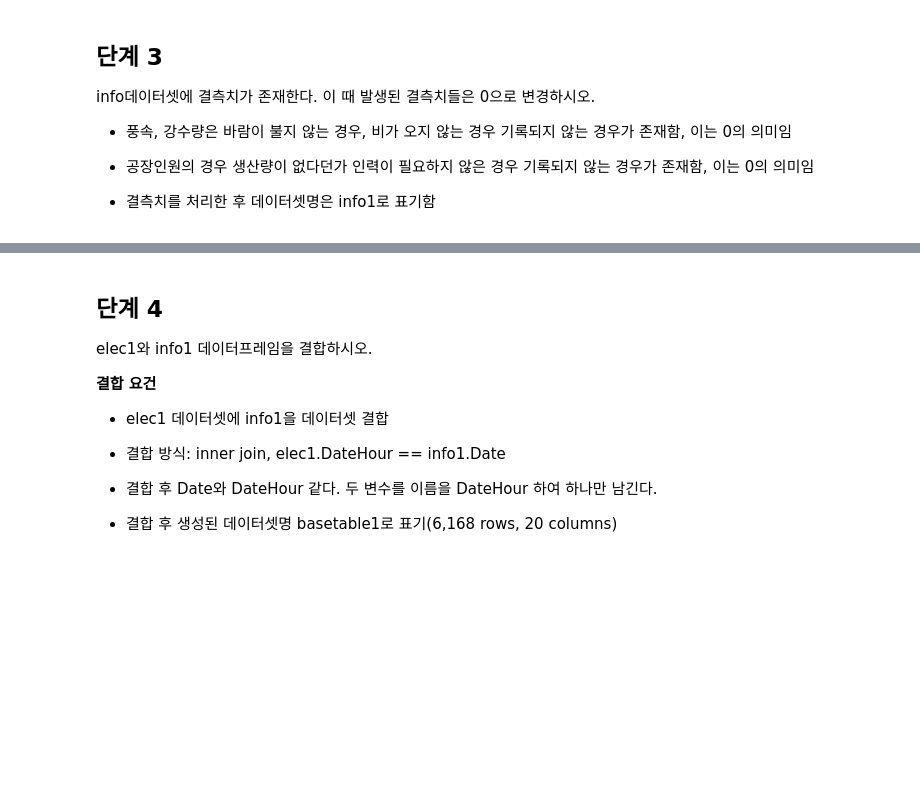
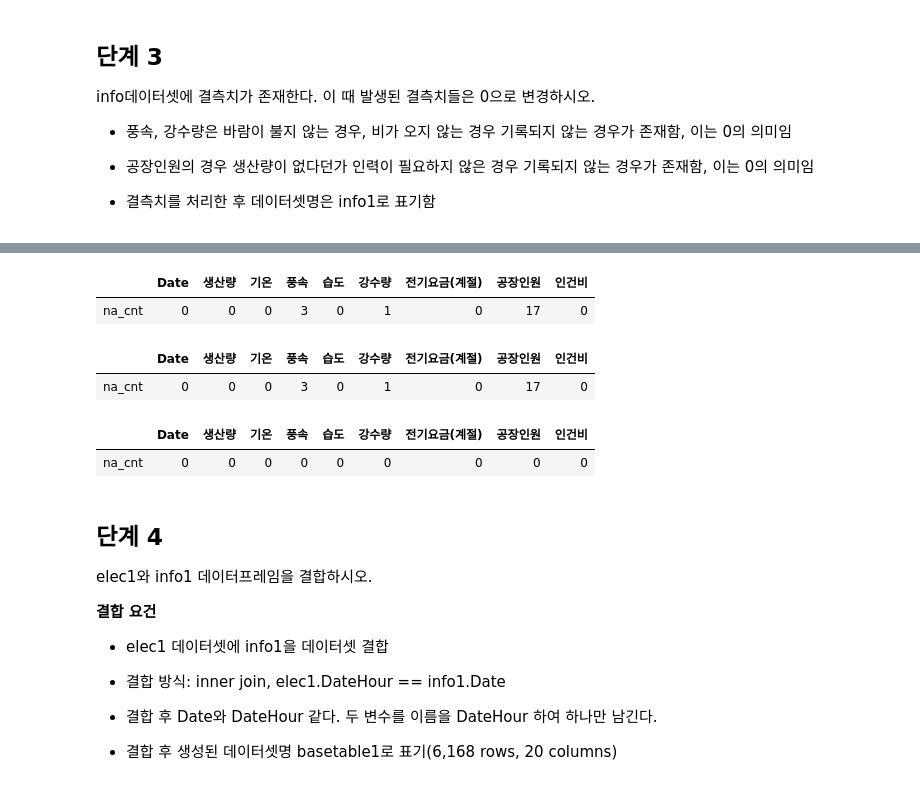
Before and after one commit to sunkusun9/DS_lv3_2506_2, a Jupyter notebook: sec_ds_lv3_prob3_prob.ipynb, the cells around one changed output, grey strips where cells are left out. Saved outputs shown, nothing was run; the diff lists cells and outputs as text; code cells hidden in the pictures; blank space fills up the shorter version.

```diff
--- a/sec_ds_lv3_prob3_prob.ipynb
+++ b/sec_ds_lv3_prob3_prob.ipynb
@@ -340,3 +332,16 @@ info데이터셋에 결측치가 존재한다. 이 때 발생된 결측치들은
+# %%
+display(df_info.isna().sum().rename('na_cnt').to_frame().T)
+df_info1 = df_info.copy()
+display(df_info1.isna().sum().rename('na_cnt').to_frame().T)
+df_info1.fillna(0, inplace = True)
+display(df_info1.isna().sum().rename('na_cnt').to_frame().T)
+# %% [output]
+|  | Date | 생산량 | 기온 | 풍속 | 습도 | 강수량 | 전기요금(계절) | 공장인원 | 인건비 |
+| na_cnt | 0 | 0 | 0 | 3 | 0 | 1 | 0 | 17 | 0 |
+|  | Date | 생산량 | 기온 | 풍속 | 습도 | 강수량 | 전기요금(계절) | 공장인원 | 인건비 |
+| na_cnt | 0 | 0 | 0 | 3 | 0 | 1 | 0 | 17 | 0 |
+|  | Date | 생산량 | 기온 | 풍속 | 습도 | 강수량 | 전기요금(계절) | 공장인원 | 인건비 |
+| na_cnt | 0 | 0 | 0 | 0 | 0 | 0 | 0 | 0 | 0 |
 # %% [markdown]
 ## 단계 4
 
```
Also changed, not shown: parts of 20 cells of this notebook.
